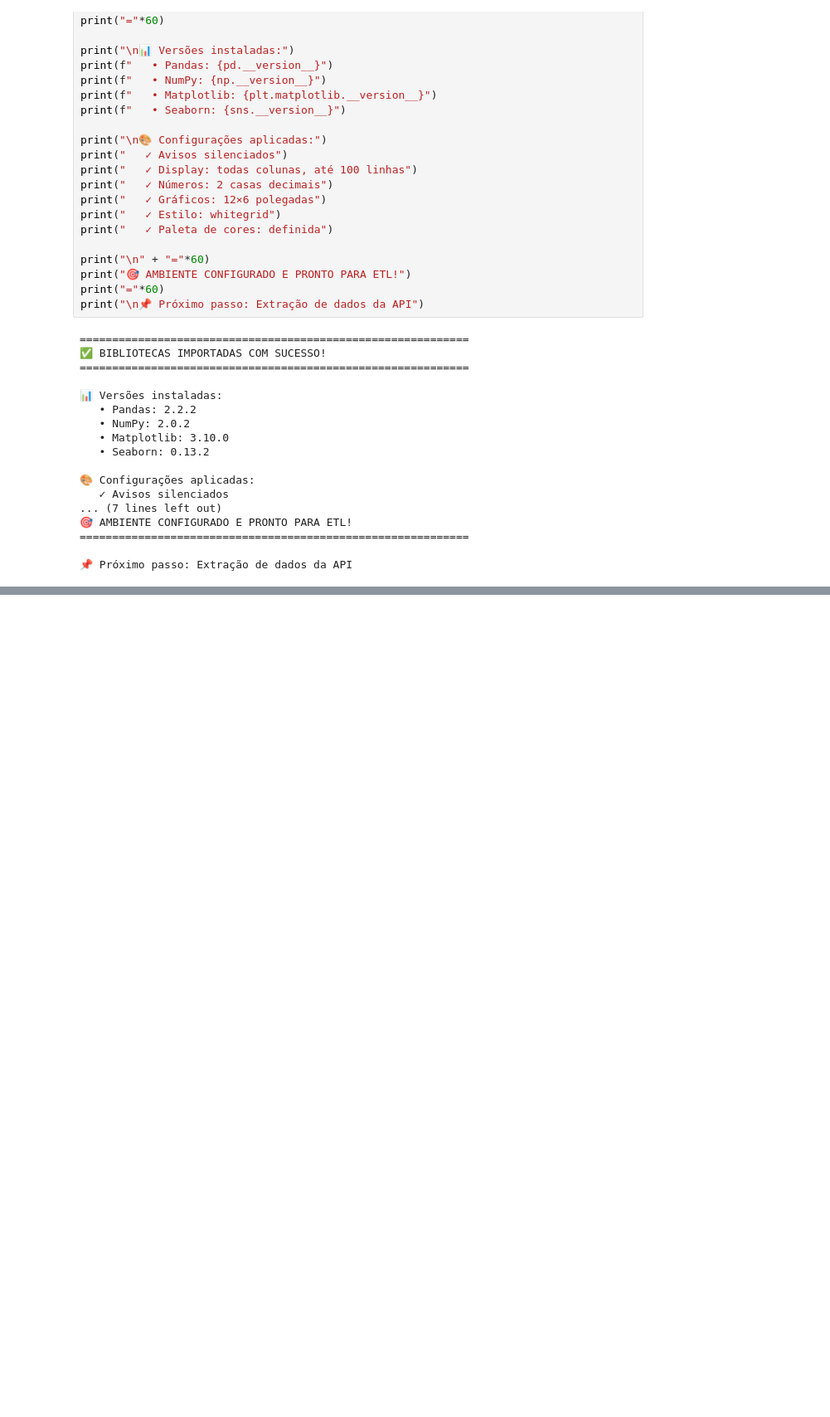
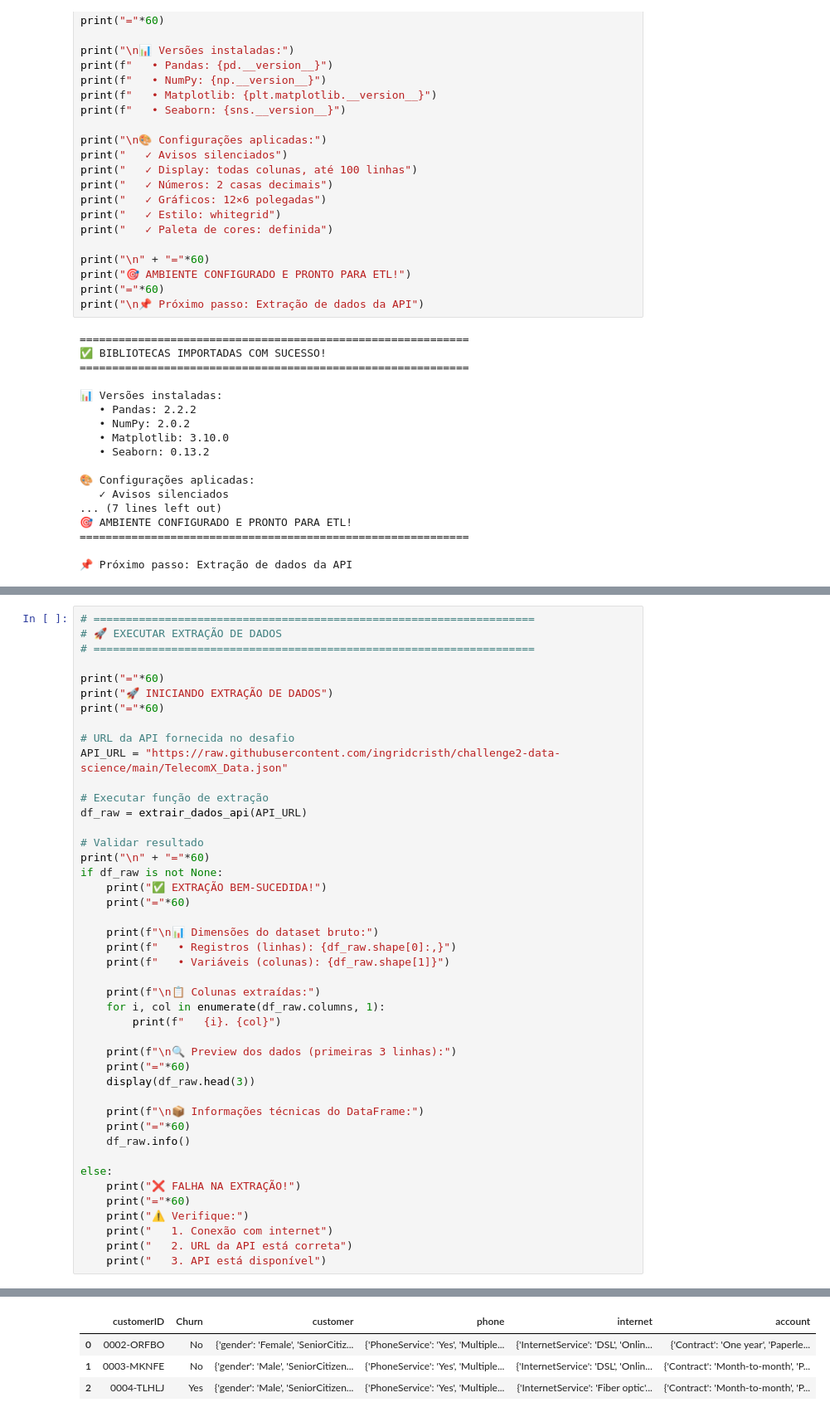
Before and after one commit to thedrads/telecomx-churn-analysis, a Jupyter notebook: analise_churn_telecom.ipynb, the cells around one changed output, grey strips where cells are left out. Shown: that part at 83% size. Cells and saved outputs as stored; diff of their text form; blank space fills up the shorter version.

```diff
--- a/analise_churn_telecom.ipynb
+++ b/analise_churn_telecom.ipynb
@@ -881,0 +530,45 @@ dtype: int64
+# %%
+# ====================================================================
+# 🚀 EXECUTAR EXTRAÇÃO DE DADOS
+# ====================================================================
+
+print("="*60)
+print("🚀 INICIANDO EXTRAÇÃO DE DADOS")
+print("="*60)
+
+# URL da API fornecida no desafio
+API_URL = "https://raw.githubusercontent.com/ingridcristh/challenge2-data-science/main/TelecomX_Data.json"
+
+# Executar função de extração
+df_raw = extrair_dados_api(API_URL)
+
+# Validar resultado
+print("\n" + "="*60)
+if df_raw is not None:
+    print("✅ EXTRAÇÃO BEM-SUCEDIDA!")
+    print("="*60)
+
+    print(f"\n📊 Dimensões do dataset bruto:")
+    print(f"   • Registros (linhas): {df_raw.shape[0]:,}")
+    print(f"   • Variáveis (colunas): {df_raw.shape[1]}")
+
+    print(f"\n📋 Colunas extraídas:")
+    for i, col in enumerate(df_raw.columns, 1):
+        print(f"   {i}. {col}")
+
+    print(f"\n🔍 Preview dos dados (primeiras 3 linhas):")
+    print("="*60)
+    display(df_raw.head(3))
+
+    print(f"\n📦 Informações técnicas do DataFrame:")
+    print("="*60)
+    df_raw.info()
+
+else:
+    print("❌ FALHA NA EXTRAÇÃO!")
+    print("="*60)
+    print("⚠️ Verifique:")
+    print("   1. Conexão com internet")
+    print("   2. URL da API está correta")
+    print("   3. API está disponível")
+# %% [output]
@@ -881,0 +592,4 @@ dtype: int64
+|  | customerID | Churn | customer | phone | internet | account |
+| 0 | 0002-ORFBO | No | {'gender': 'Female', 'SeniorCitiz... | {'PhoneService': 'Yes', 'Multiple... | {'InternetService': 'DSL', 'Onlin... | {'Contract': 'One year', 'Paperle... |
+| 1 | 0003-MKNFE | No | {'gender': 'Male', 'SeniorCitizen... | {'PhoneService': 'Yes', 'Multiple... | {'InternetService': 'DSL', 'Onlin... | {'Contract': 'Month-to-month', 'P... |
+| 2 | 0004-TLHLJ | Yes | {'gender': 'Male', 'SeniorCitizen... | {'PhoneService': 'Yes', 'Multiple... | {'InternetService': 'Fiber optic'... | {'Contract': 'Month-to-month', 'P... |
```
Also changed, not shown: parts of 22 cells of this notebook.
